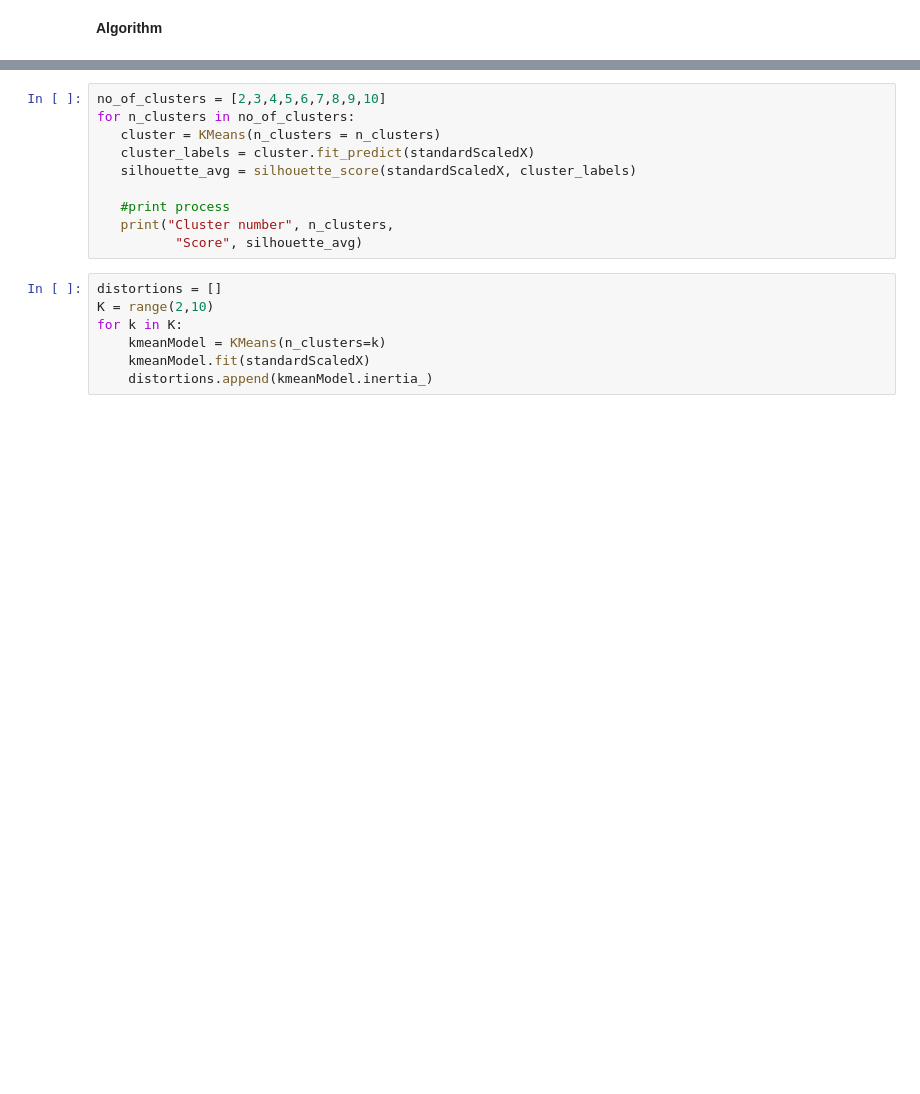
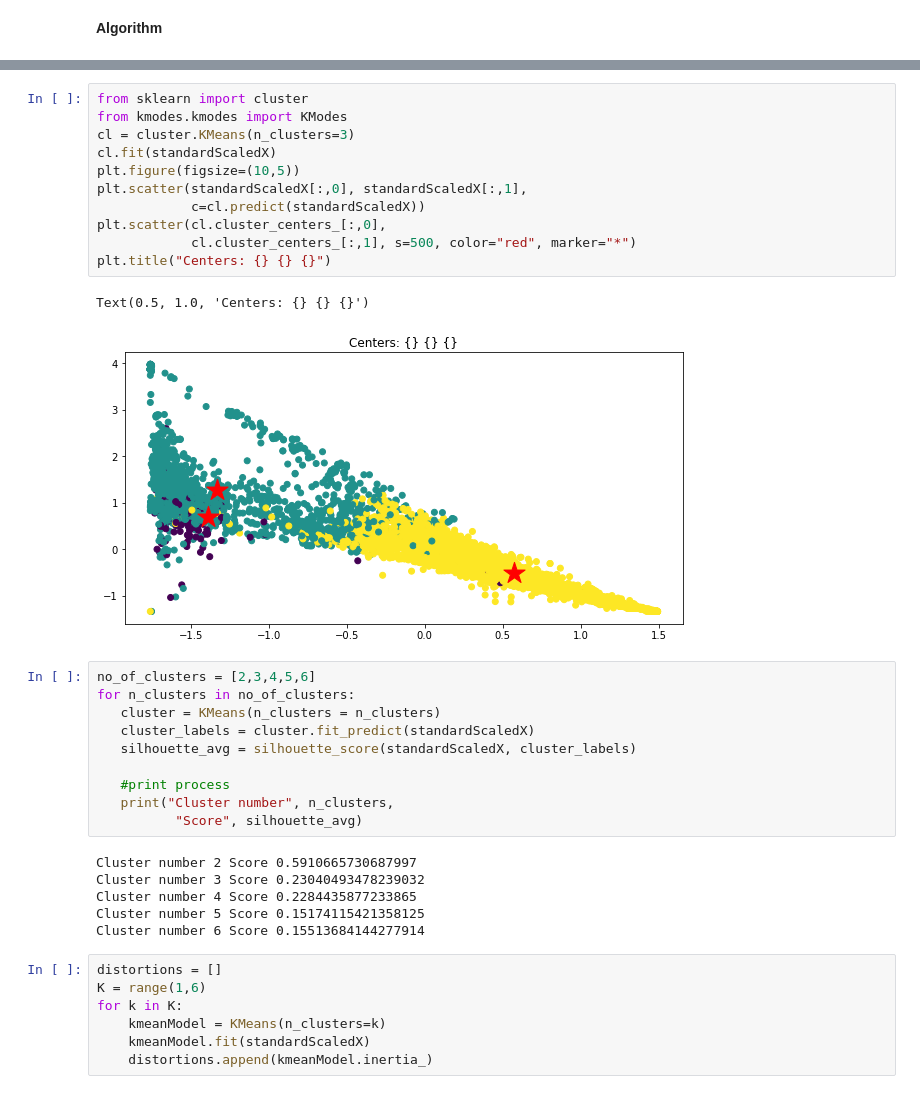
Before and after one commit to nutzbee/Collab-Tests, a Jupyter notebook: example.ipynb, the cells around one changed output, grey strips where cells are left out. Drawn from its saved outputs; the diff is of its cells as text; blank space fills up the shorter version.

```diff
--- a/example.ipynb
+++ b/example.ipynb
@@ -302,5 +361,19 @@ nutrientsDF.head()
+# %%
+from sklearn import cluster
+from kmodes.kmodes import KModes
+cl = cluster.KMeans(n_clusters=3)
+cl.fit(standardScaledX)
+plt.figure(figsize=(10,5))
+plt.scatter(standardScaledX[:,0], standardScaledX[:,1],
+            c=cl.predict(standardScaledX))
+plt.scatter(cl.cluster_centers_[:,0],
+            cl.cluster_centers_[:,1], s=500, color="red", marker="*")
+plt.title("Centers: {} {} {}")
+# %% [output]
+Text(0.5, 1.0, 'Centers: {} {} {}')
+[figure, added]
 # %%
-no_of_clusters = [2,3,4,5,6,7,8,9,10]
+no_of_clusters = [2,3,4,5,6]
 for n_clusters in no_of_clusters:
    cluster = KMeans(n_clusters = n_clusters)
    cluster_labels = cluster.fit_predict(standardScaledX)
@@ -309,9 +382,15 @@ for n_clusters in no_of_clusters:
    #print process
    print("Cluster number", n_clusters,
           "Score", silhouette_avg)
+# %% [output]
+Cluster number 2 Score 0.5910665730687997
+Cluster number 3 Score 0.23040493478239032
+Cluster number 4 Score 0.2284435877233865
+Cluster number 5 Score 0.15174115421358125
+Cluster number 6 Score 0.15513684144277914
 # %%
 distortions = []
-K = range(2,10)
+K = range(1,6)
 for k in K:
     kmeanModel = KMeans(n_clusters=k)
     kmeanModel.fit(standardScaledX)
```
Also changed, not shown: parts of 24 cells of this notebook, 2 other files.
